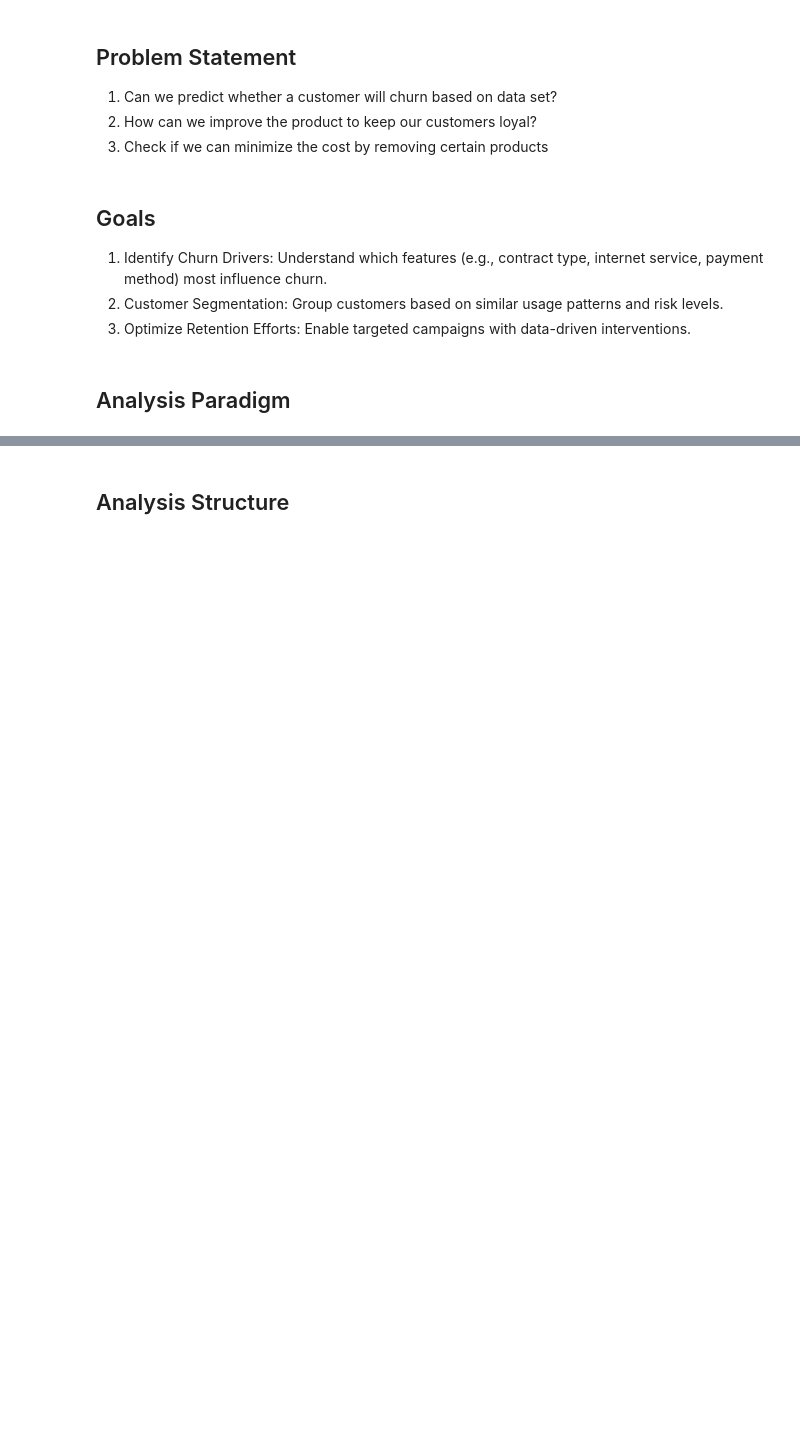
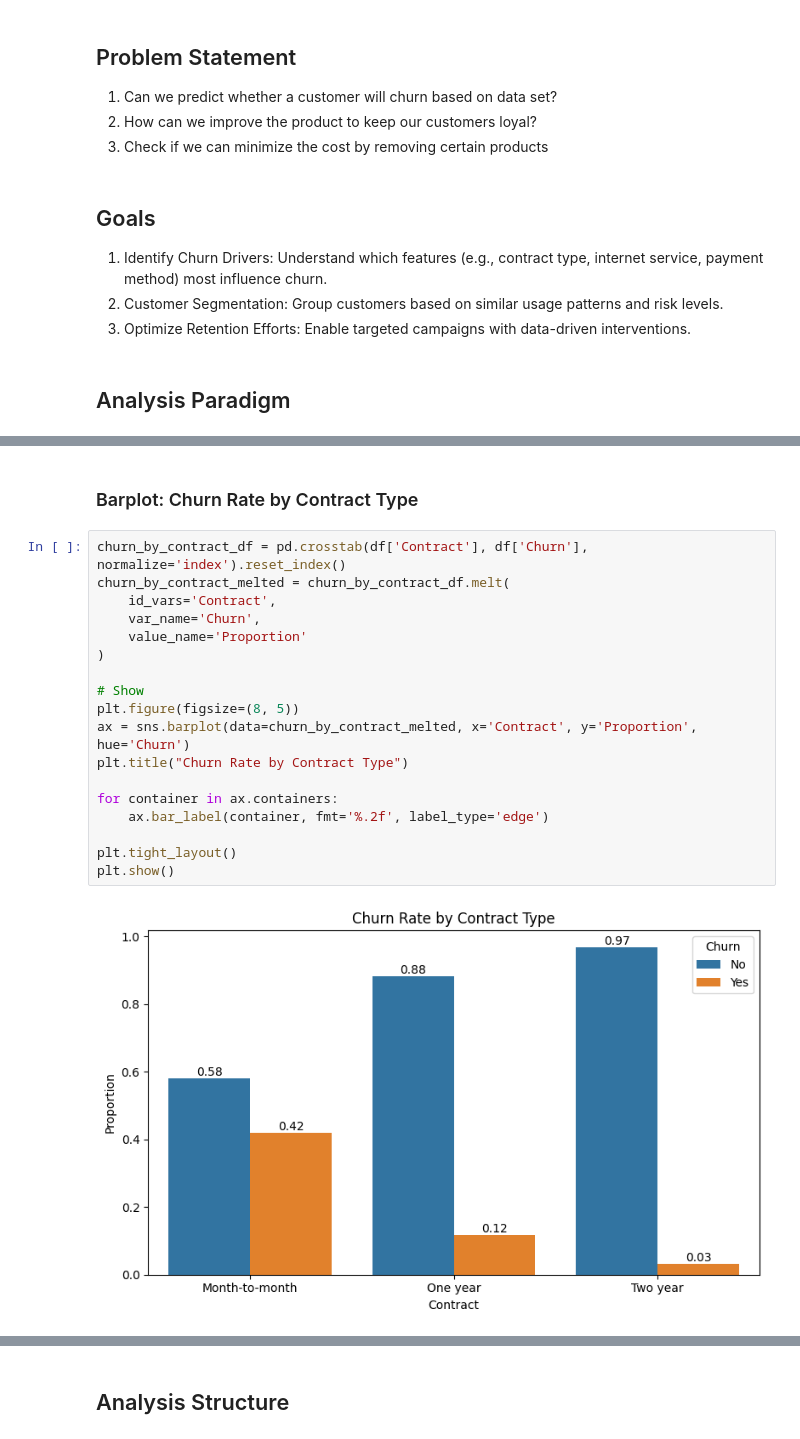
Before and after one commit to Christian-Chrata/Telco-Customer-Churn, a Jupyter notebook: Telco Customer Churn.ipynb, the cells around one changed output, grey strips where cells are left out. Saved outputs shown, nothing was run; the diff lists cells and outputs as text; blank space fills up the shorter version.

```diff
--- a/Telco Customer Churn.ipynb
+++ b/Telco Customer Churn.ipynb
@@ -941,0 +915,22 @@ Two year        0.969231  0.030769
+# %% [markdown]
+### Barplot: Churn Rate by Contract Type
+# %%
+churn_by_contract_df = pd.crosstab(df['Contract'], df['Churn'], normalize='index').reset_index()
+churn_by_contract_melted = churn_by_contract_df.melt(
+    id_vars='Contract',
+    var_name='Churn',
+    value_name='Proportion'
+)
+
+# Show
+plt.figure(figsize=(8, 5))
+ax = sns.barplot(data=churn_by_contract_melted, x='Contract', y='Proportion', hue='Churn')
+plt.title("Churn Rate by Contract Type")
+
+for container in ax.containers:
+    ax.bar_label(container, fmt='%.2f', label_type='edge')
+
+plt.tight_layout()
+plt.show()
+# %% [output]
+[figure, added]
```
Also changed, not shown: parts of 12 cells of this notebook.
